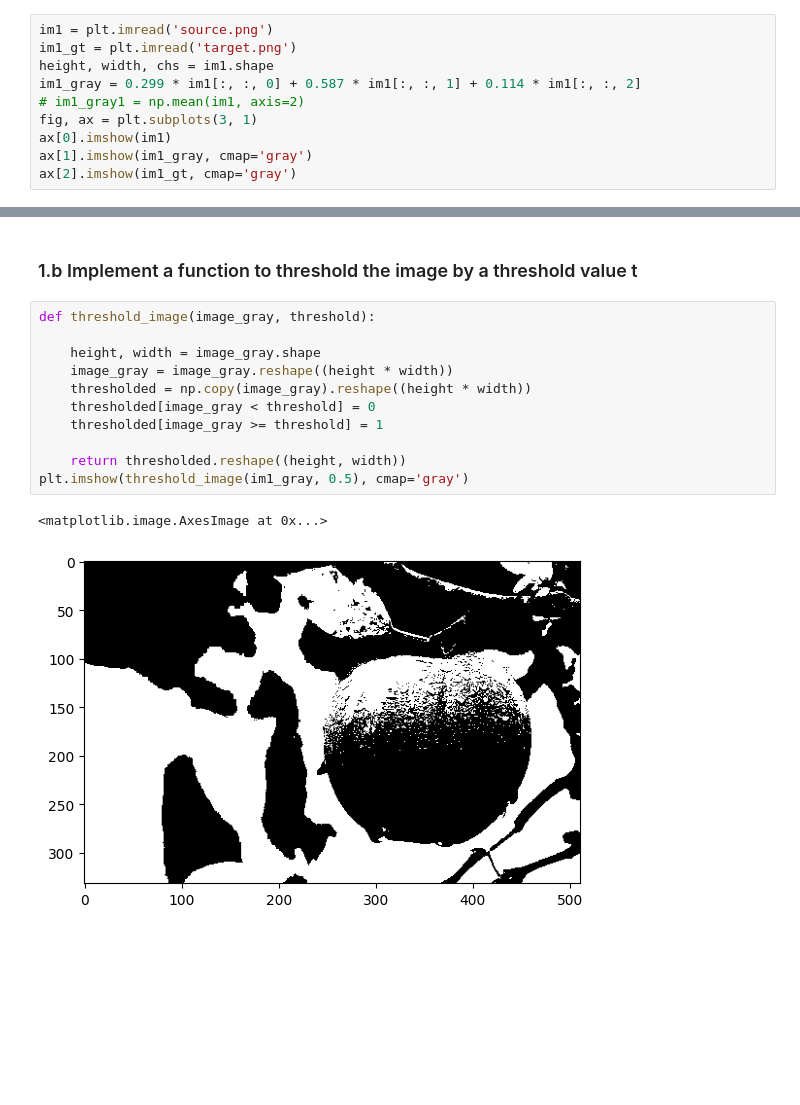
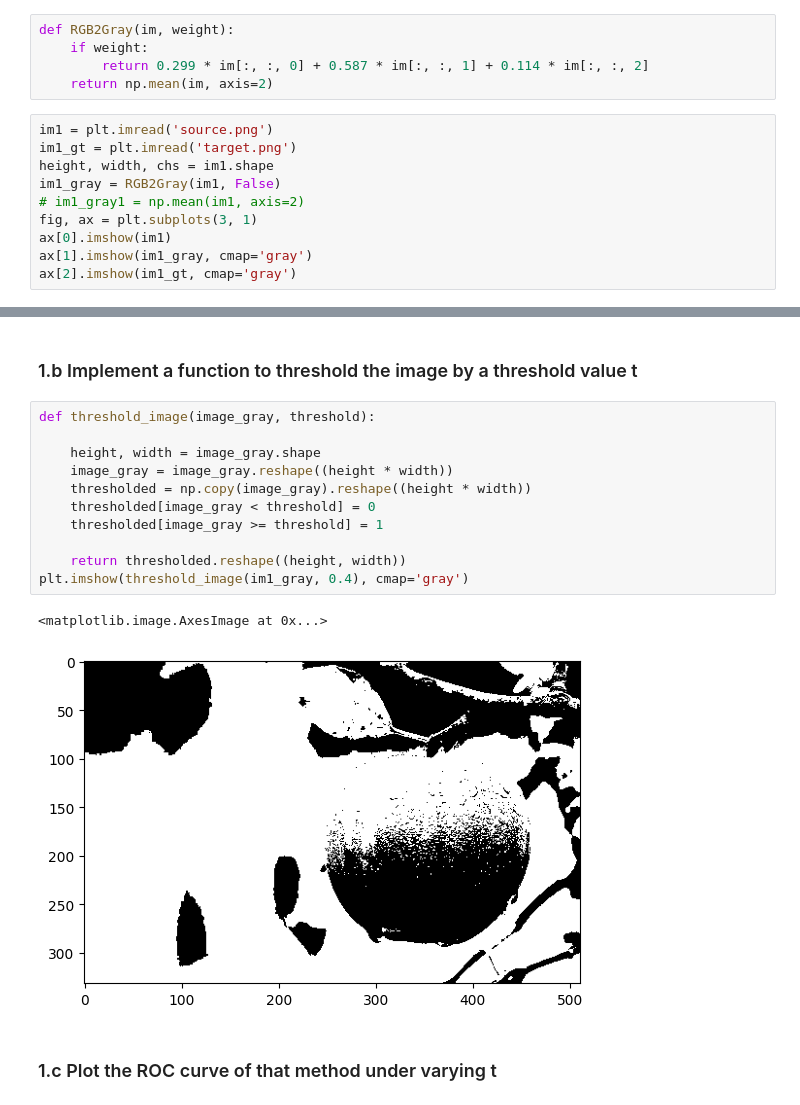
Before and after one commit to lucieniii/UCL-IP-2022, a Jupyter notebook: Practical1/Practicial1.ipynb, the cells around one changed output, grey strips where cells are left out. Drawn from its saved outputs; the diff is of its cells as text; blank space fills up the shorter version.

```diff
--- a/Practical1/Practicial1.ipynb
+++ b/Practical1/Practicial1.ipynb
@@ -15,11 +15,16 @@ import matplotlib.pyplot as plt
 + e. Is there a better linear method to convert the RGB into the gray image, so that a sweep results in a better result (5 points)?
 # %% [markdown]
 ### 1.a Convert the image to a gray image
+# %%
+def RGB2Gray(im, weight):
+    if weight:
+        return 0.299 * im[:, :, 0] + 0.587 * im[:, :, 1] + 0.114 * im[:, :, 2]
+    return np.mean(im, axis=2)
 # %%
 im1 = plt.imread('source.png')
 im1_gt = plt.imread('target.png')
 height, width, chs = im1.shape
-im1_gray = 0.299 * im1[:, :, 0] + 0.587 * im1[:, :, 1] + 0.114 * im1[:, :, 2]
+im1_gray = RGB2Gray(im1, False)
 # im1_gray1 = np.mean(im1, axis=2)
 fig, ax = plt.subplots(3, 1)
 ax[0].imshow(im1)
@@ -33,14 +38,16 @@ ax[2].imshow(im1_gt, cmap='gray')
 # %%
 def threshold_image(image_gray, threshold):
 
     height, width = image_gray.shape
     image_gray = image_gray.reshape((height * width))
     thresholded = np.copy(image_gray).reshape((height * width))
     thresholded[image_gray < threshold] = 0
     thresholded[image_gray >= threshold] = 1
 
     return thresholded.reshape((height, width))
-plt.imshow(threshold_image(im1_gray, 0.5), cmap='gray')
+plt.imshow(threshold_image(im1_gray, 0.4), cmap='gray')
 # %% [output]
 <matplotlib.image.AxesImage at 0x...>
-[figure, old version]
+[figure, new version]
+# %% [markdown]
+### 1.c Plot the ROC curve of that method under varying t
```
Also changed, not shown: parts of 22 cells of this notebook.
